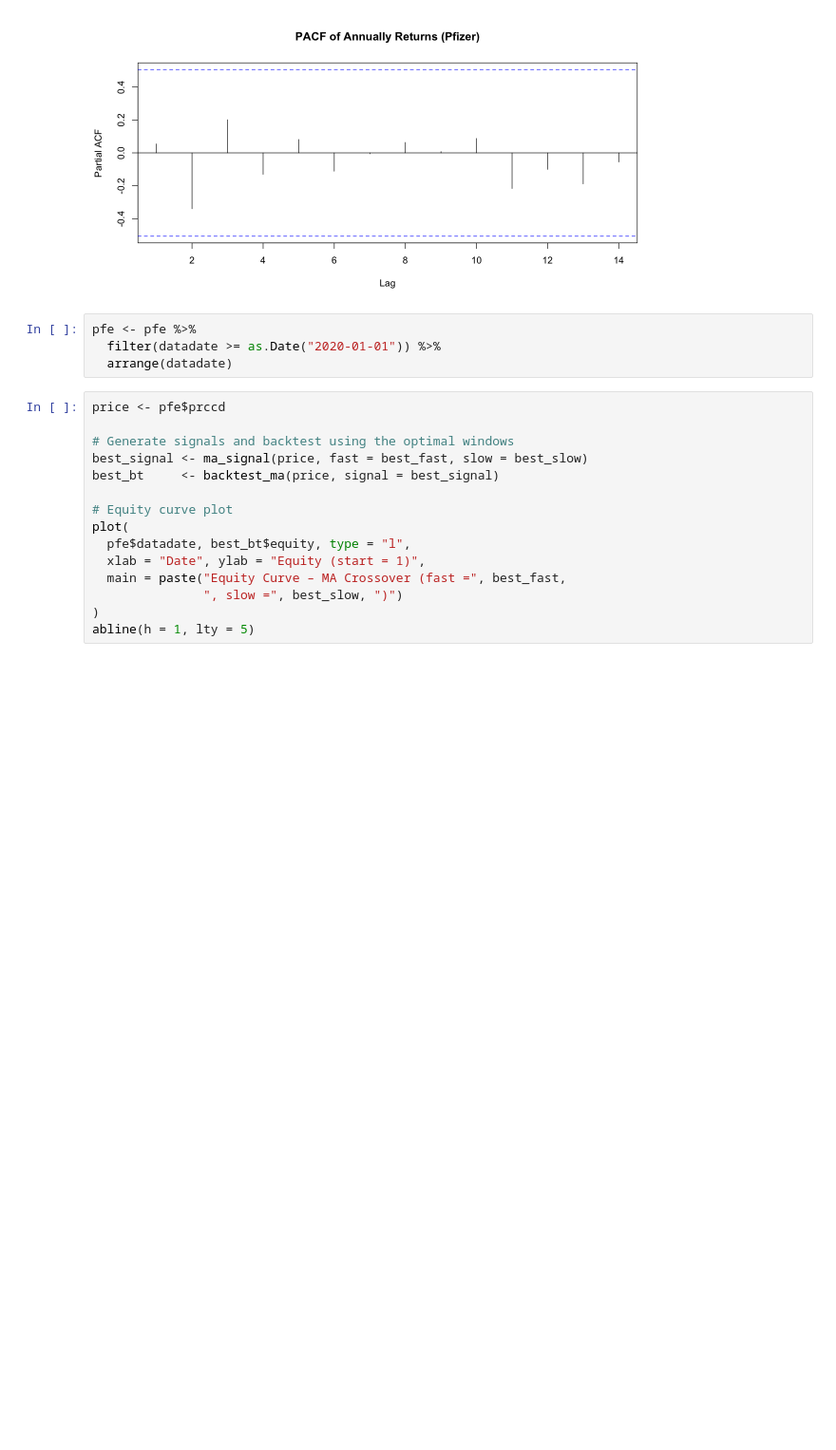
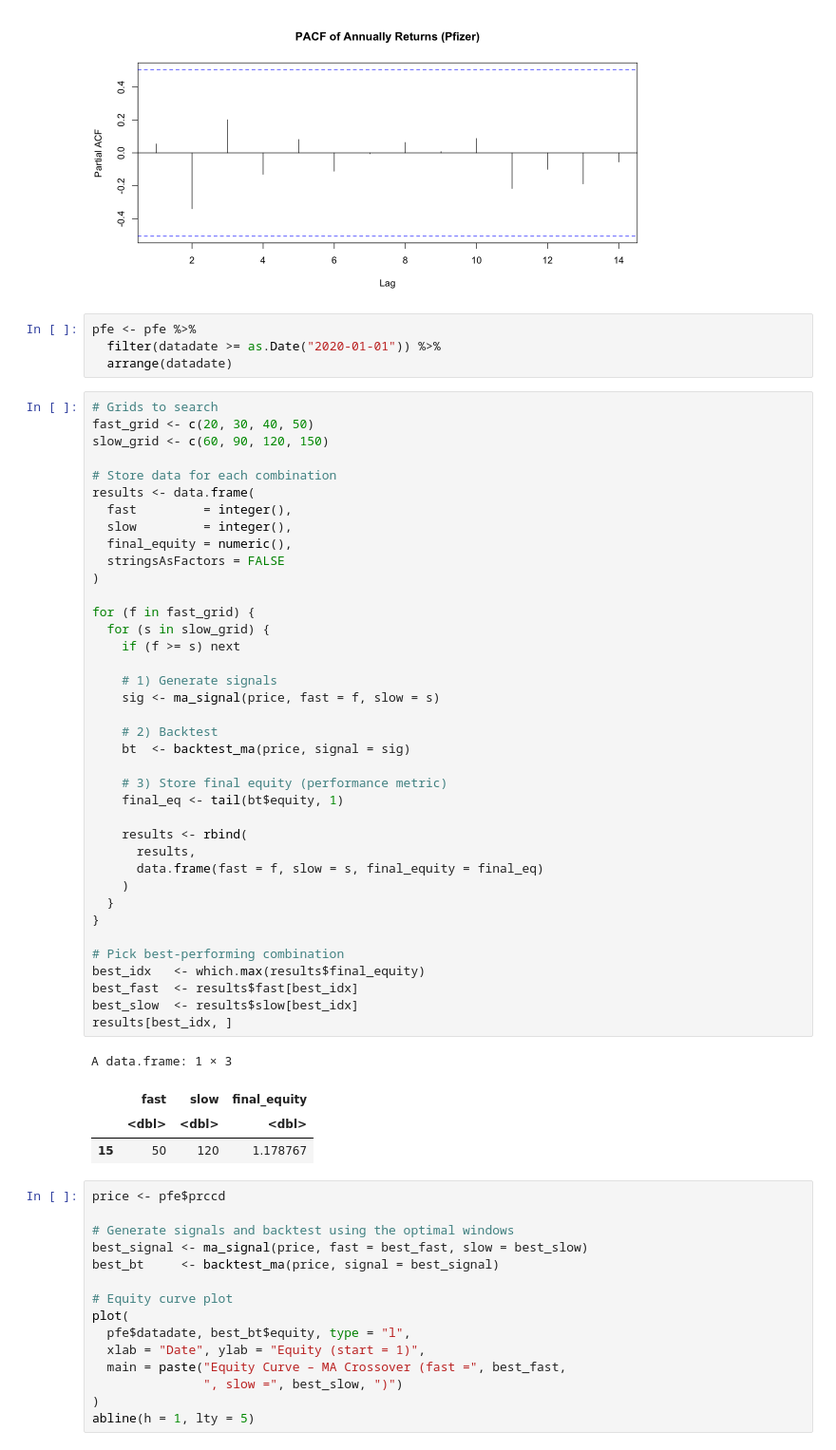
Before and after one commit to hivan04/final-r-assignment, a Jupyter notebook: main.ipynb, the cells around one changed output. Shown at 95% size. Drawn from its saved outputs; the diff is of its cells as text; blank space fills up the shorter version.

```diff
--- a/main.ipynb
+++ b/main.ipynb
@@ -193,6 +193,49 @@ Processing: ANNUALLY
 pfe <- pfe %>%
   filter(datadate >= as.Date("2020-01-01")) %>%
   arrange(datadate)
+# %%
+# Grids to search
+fast_grid <- c(20, 30, 40, 50)
+slow_grid <- c(60, 90, 120, 150)
+
+# Store data for each combination
+results <- data.frame(
+  fast         = integer(),
+  slow         = integer(),
+  final_equity = numeric(),
+  stringsAsFactors = FALSE
+)
+
+for (f in fast_grid) {
+  for (s in slow_grid) {
+    if (f >= s) next
+
+    # 1) Generate signals
+    sig <- ma_signal(price, fast = f, slow = s)
+
+    # 2) Backtest
+    bt  <- backtest_ma(price, signal = sig)
+
+    # 3) Store final equity (performance metric)
+    final_eq <- tail(bt$equity, 1)
+
+    results <- rbind(
+      results,
+      data.frame(fast = f, slow = s, final_equity = final_eq)
+    )
+  }
+}
+
+# Pick best-performing combination
+best_idx   <- which.max(results$final_equity)
+best_fast  <- results$fast[best_idx]
+best_slow  <- results$slow[best_idx]
+results[best_idx, ]
+# %% [output]
+A data.frame: 1 × 3
+|  | fast | slow | final_equity |
+|  | <dbl> | <dbl> | <dbl> |
+| 15 | 50 | 120 | 1.178767 |
 # %%
 price <- pfe$prccd
 
```
